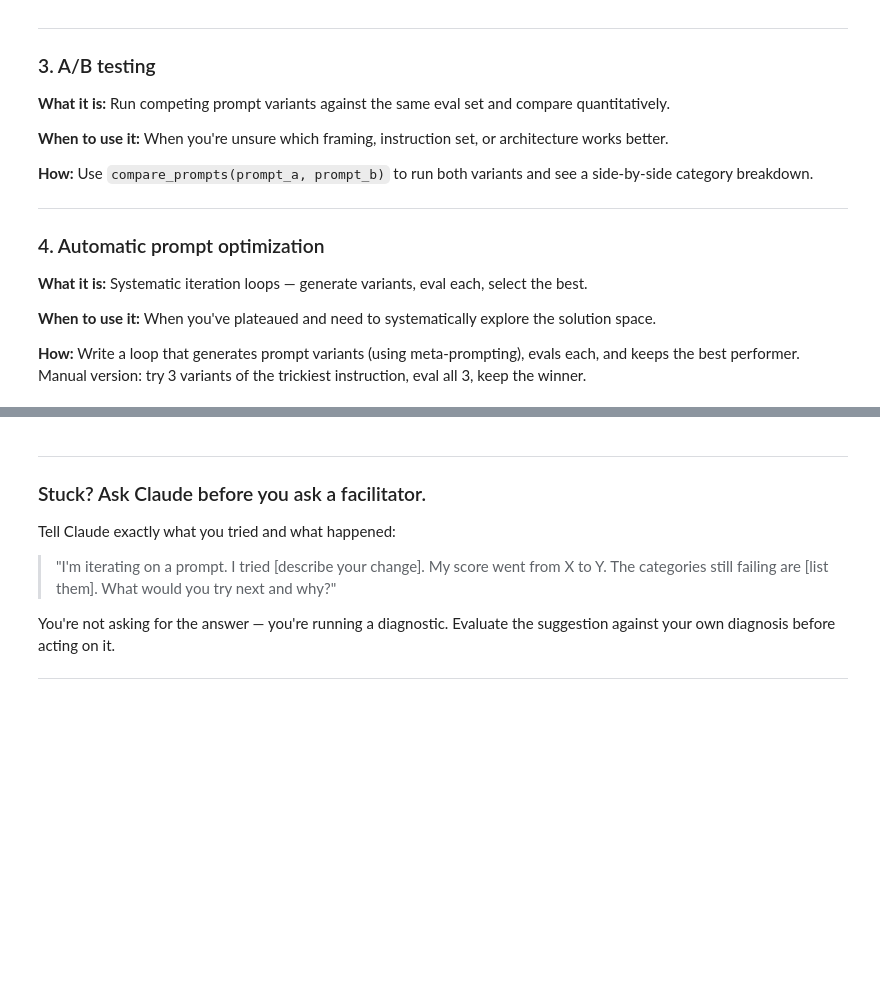
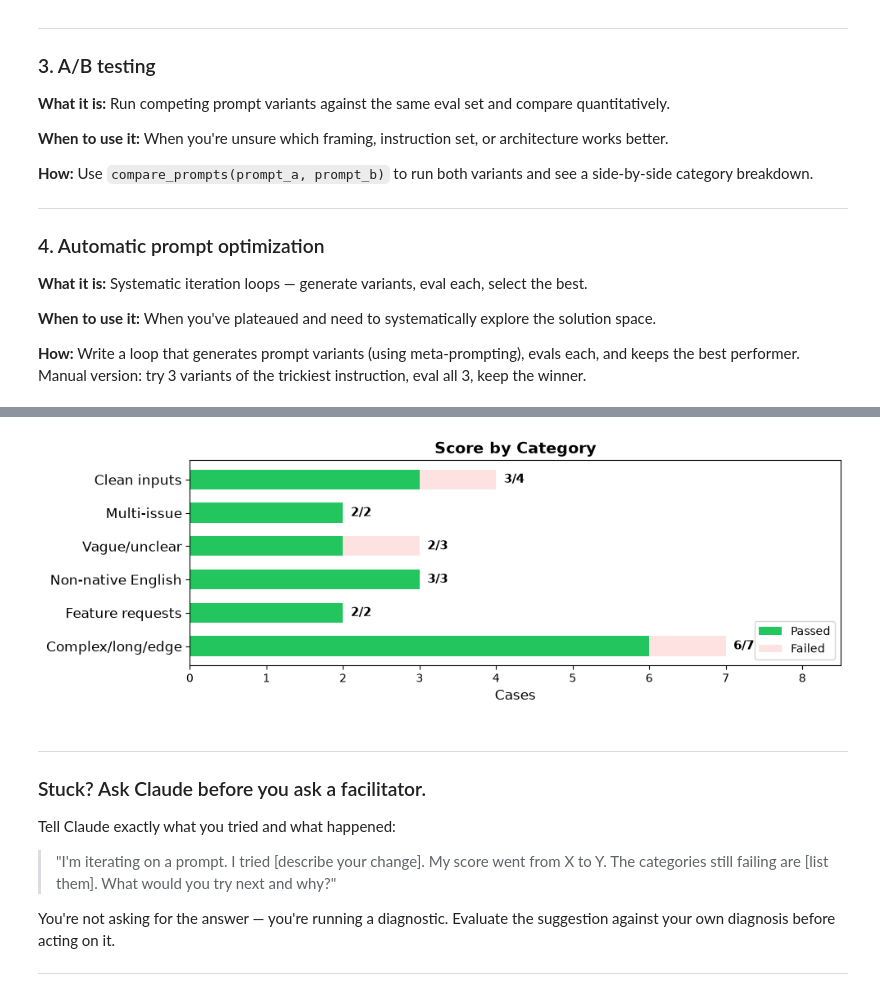
Before and after one commit to VadOs1/claude-practice, a Jupyter notebook: task04_prompt-rescue/Prompt_Rescue_solo.ipynb, the cells around one changed output, grey strips where cells are left out. Cells and saved outputs as stored; diff of their text form; code cells hidden in the pictures; blank space fills up the shorter version.

Commit message:
Update chain of prompts

```diff
--- a/task04_prompt-rescue/Prompt_Rescue_solo.ipynb
+++ b/task04_prompt-rescue/Prompt_Rescue_solo.ipynb
@@ -986,0 +965,80 @@ step3_prompt = """
+# %%
+# ============================================================
+# CHAIN MODE -- Use this if you split into multiple steps
+# ============================================================
+
+# Step 1: Classifier
+# Receives: raw ticket text
+# Returns: JSON with priority and reasoning
+step1_prompt = """
+You are a support ticket classifier. Your only job is to assign a priority level.
+
+Priority definitions — apply these structurally, not based on urgency language:
+- P1: Complete outage or total blockage. All users cannot use the system, OR a critical business process (payroll, billing, security, production system) is stopped.
+- P2: Major functionality broken for a significant number of users. System is degraded but partially usable.
+- P3: Minor issue affecting a small number of users, or a workaround exists. Vague tickets without enough information to classify higher default to P3.
+- P4: Feature request, enhancement, cosmetic issue, or dark mode. ALWAYS P4 regardless of how urgent the customer says it is.
+
+Rules:
+- If the ticket contains multiple issues, classify by the highest-severity issue.
+- If there is not enough information to determine severity, assign P3.
+- Never let urgency words like "URGENT", "critical", or "immediately" override these definitions.
+
+Return only this JSON, nothing else:
+{"priority": "P1|P2|P3|P4", "reasoning": "one sentence explaining why"}
+"""
+
+# Step 2: Entity Extractor
+# Receives: original ticket + Step 1 output (priority + reasoning)
+# Returns: JSON with extracted entities
+step2_prompt = """
+You are an entity extractor for support tickets. Extract only what is explicitly stated.
+
+Extract these fields:
+- product: the name of the product or feature mentioned (string or null if not mentioned)
+- version: the version number mentioned (string or null if not mentioned)
+- error_codes: list of error codes or error identifiers mentioned (empty list if none)
+- affected_users: the number or description of affected users as a string (null if not mentioned)
+
+Rules:
+- Never invent or guess values. If a field is not in the ticket, use null or [].
+- For multi-issue tickets, extract entities from the highest-priority issue.
+- affected_users should be the count string as stated (e.g. "500", "3", "our entire team").
+
+Return only this JSON, nothing else:
+{"product": "...", "version": "...", "error_codes": [], "affected_users": "..."}
+"""
+
+# Step 3: Response Drafter + Final JSON Assembler
+# Receives: original ticket + Step 1 output + Step 2 output
+# Returns: final assembled JSON
+step3_prompt = """
+You are a support response drafter. Draft a professional customer response and assemble the final JSON output.
+
+Use the priority and entities already extracted in prior steps. Do not re-classify or re-extract.
+
+Response rules by priority:
+- P1/P2: Acknowledge urgency, confirm you are investigating, give a clear next step.
+- P3: Acknowledge the issue, ask for any missing information if the ticket is vague.
+- P4 (feature request): Acknowledge the request positively, set correct expectations — do NOT promise to fix it or call it a bug.
+- Multi-issue tickets: acknowledge ALL issues mentioned, not just one.
+
+Assemble the final output as valid JSON. Escape any quotes inside string values.
+
+Return only this JSON, nothing else:
+{
+  "priority": "<from step 1>",
+  "entities": {
+    "product": "<from step 2>",
+    "version": "<from step 2>",
+    "error_codes": [],
+    "affected_users": "<from step 2>"
+  },
+  "response": "<your drafted response as a single string with no unescaped quotes>",
+  "confidence": "high|medium|low"
+}
+"""
+
+# Run the chain
+results = run_eval_suite([step1_prompt, step2_prompt, step3_prompt], label="Chain v1")
+# %% [output]
@@ -987,3 +1066,4 @@ step3_prompt = """
+[figure, added]
 # %%
 # ============================================================
 # A/B COMPARISON -- Compare two prompt variants
```
Also changed, not shown: parts of 2 cells of this notebook.
